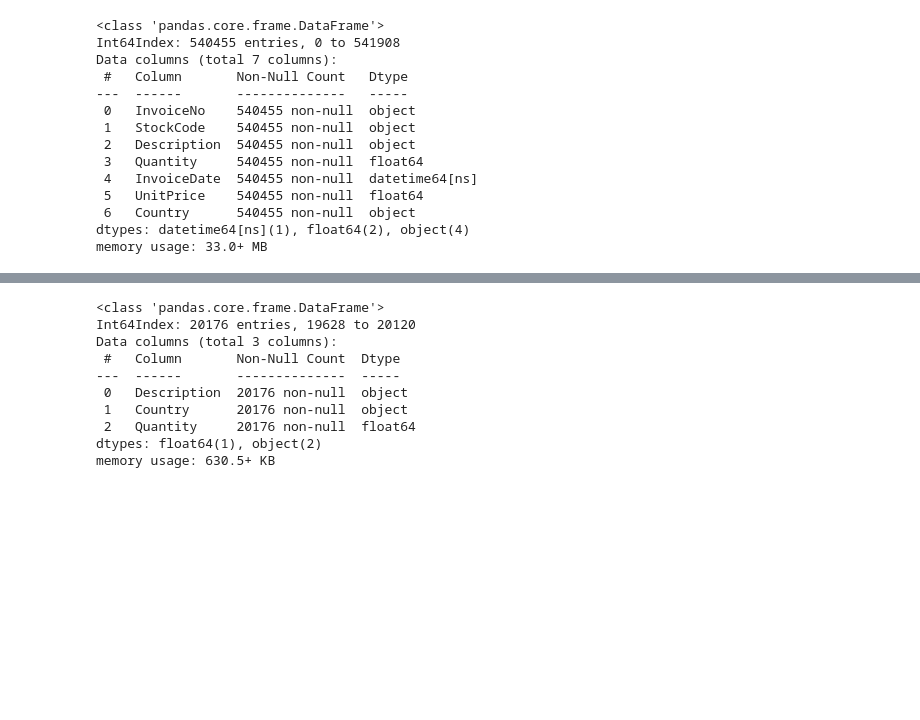
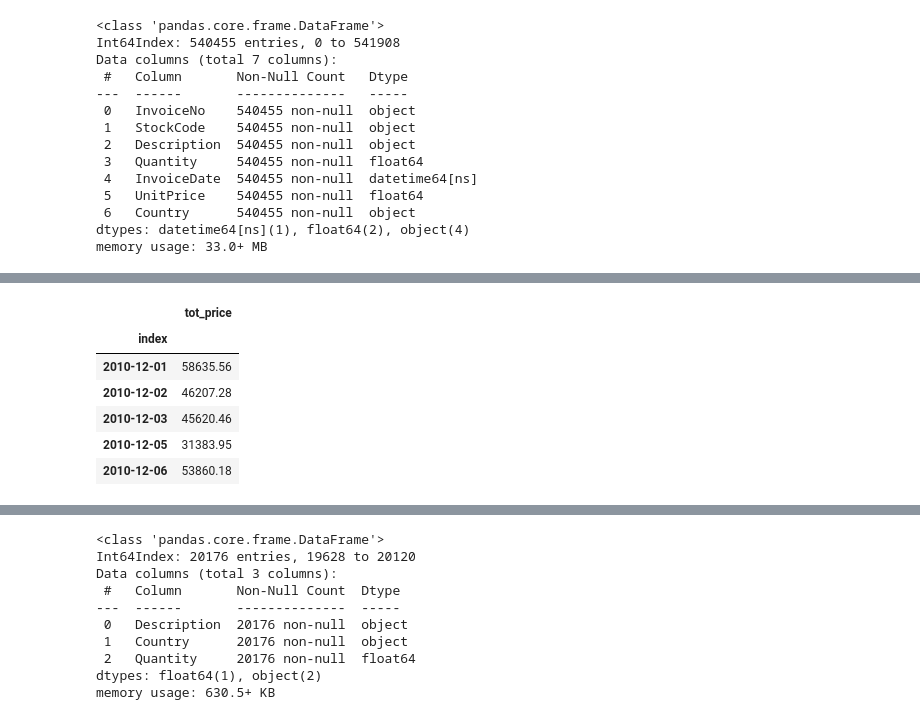
Before and after one commit to mattabott/E_commerce_analysis, a Jupyter notebook: E_commerce_kaggle.ipynb, the cells around one changed output, grey strips where cells are left out. Cells and saved outputs as stored; diff of their text form; code cells hidden in the pictures; blank space fills up the shorter version.

```diff
--- a/E_commerce_kaggle.ipynb
+++ b/E_commerce_kaggle.ipynb
@@ -105,0 +160,17 @@ df.head()
+# %%
+#Try to 'erase' these data
+
+df_mod = df.copy()
+df_mod.set_index('InvoiceDate', inplace=True)
+df_mod = df_mod.groupby(df_mod.index.date)['tot_price'].agg('sum').reset_index()
+df_mod['index']=pd.to_datetime(df_mod['index'])
+df_mod.set_index('index', inplace=True)
+df_mod.head()
+# %% [output]
+|  | tot_price |
+| index |  |
+| 2010-12-01 | 58635.56 |
+| 2010-12-02 | 46207.28 |
+| 2010-12-03 | 45620.46 |
+| 2010-12-05 | 31383.95 |
+| 2010-12-06 | 53860.18 |
```
Also changed, not shown: parts of 11 cells of this notebook.
